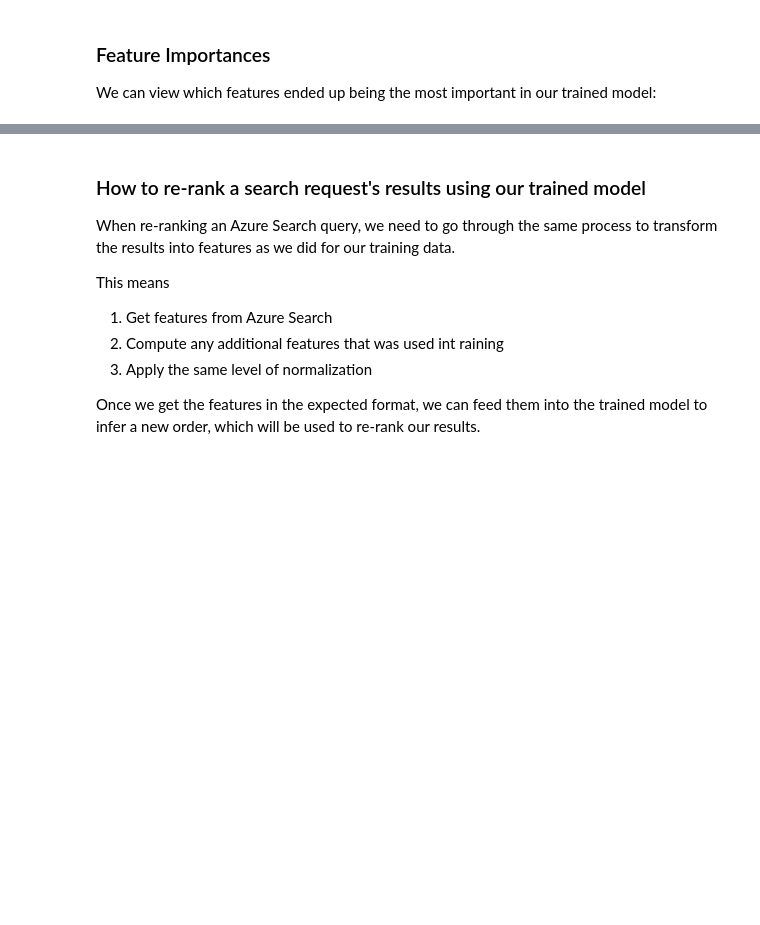
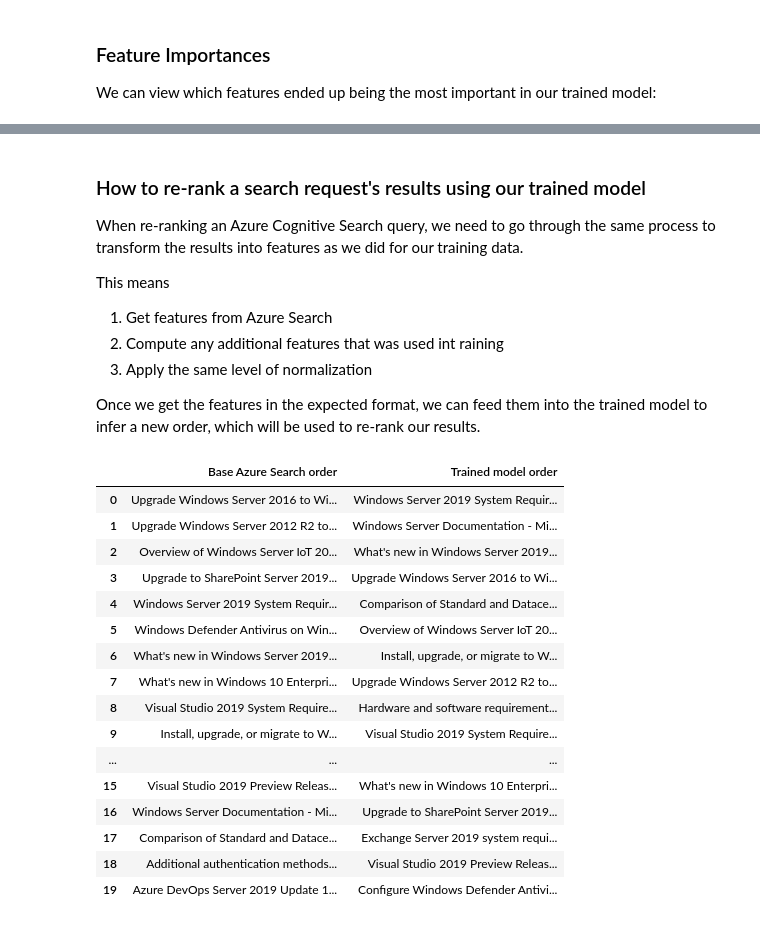
Before and after one commit to wenyangfu/wenyang-ltr, a Jupyter notebook: l2r_part2_experiment.ipynb, the cells around one changed output, grey strips where cells are left out. Cells and saved outputs as stored; diff of their text form; code cells hidden in the pictures; blank space fills up the shorter version.

```diff
--- a/l2r_part2_experiment.ipynb
+++ b/l2r_part2_experiment.ipynb
@@ -203,6 +252,6 @@ feature_importances_sorted
 # %% [markdown]
 ### How to re-rank a search request's results using our trained model
-When re-ranking an Azure Search query, we need to go through the same process to transform the results into features as we did for our training data.
+When re-ranking an Azure Cognitive Search query, we need to go through the same process to transform the results into features as we did for our training data.
 
 This means
 
@@ -214,22 +263,40 @@ Once we get the features in the expected format, we can feed them into the train
 # %%
 def rerank_search_query(service, query, model, expected_features):
     expected_features_format = pd.DataFrame(columns = expected_features, dtype='float64')
 
-    json_search_results = azs.get_search_results_from_service(service, query, [])
+    json_search_results = azs.get_search_results(service, query, [])
     search_results = pd.json_normalize(json_search_results).fillna(0)
     search_results["query"] = query
 
     search_features = azs.customize_features(search_results.drop(columns=['url_en_us'], axis=1))
     normalized_search_features = azs.normalize_features(expected_features_format.append(search_features))
 
     prediction_score = model.predict(normalized_search_features.drop(columns=['query_id'], axis=1, errors='ignore'))
     search_results['prediction'] = prediction_score
 
     new_df = pd.DataFrame()
     new_df['Base Azure Search order'] = search_results.apply(lambda row: "{0}\n{1}".format(row['title_en_us'], row['url_en_us']), axis=1)
     new_df['Trained model order'] = search_results.sort_values('prediction', ascending=False).apply(lambda row: "{0}\n{1}".format(row['title_en_us'], row['url_en_us']), axis=1).tolist() #['title_en_us'].tolist()
 
     return new_df
 service_metadata_config_path = Path.cwd() / 'config' / 'config.json'
 azs_service = azs_client.from_json(service_metadata_config_path)
 azs.pretty_print(rerank_search_query(azs_service, 'Windows Server 2019', ranker, X.columns))
+# %% [output]
+|  | Base Azure Search order | Trained model order |
+| 0 | Upgrade Windows Server 2016 to Wi... | Windows Server 2019 System Requir... |
+| 1 | Upgrade Windows Server 2012 R2 to... | Windows Server Documentation - Mi... |
+| 2 | Overview of Windows Server IoT 20... | What's new in Windows Server 2019... |
+| 3 | Upgrade to SharePoint Server 2019... | Upgrade Windows Server 2016 to Wi... |
+| 4 | Windows Server 2019 System Requir... | Comparison of Standard and Datace... |
+| 5 | Windows Defender Antivirus on Win... | Overview of Windows Server IoT 20... |
+| 6 | What's new in Windows Server 2019... | Install, upgrade, or migrate to W... |
+| 7 | What's new in Windows 10 Enterpri... | Upgrade Windows Server 2012 R2 to... |
+| 8 | Visual Studio 2019 System Require... | Hardware and software requirement... |
+| 9 | Install, upgrade, or migrate to W... | Visual Studio 2019 System Require... |
+| ... | ... | ... |
+| 15 | Visual Studio 2019 Preview Releas... | What's new in Windows 10 Enterpri... |
+| 16 | Windows Server Documentation - Mi... | Upgrade to SharePoint Server 2019... |
+| 17 | Comparison of Standard and Datace... | Exchange Server 2019 system requi... |
+| 18 | Additional authentication methods... | Visual Studio 2019 Preview Releas... |
+| 19 | Azure DevOps Server 2019 Update 1... | Configure Windows Defender Antivi... |
```
Also changed, not shown: parts of 7 cells of this notebook, 5 other files.
